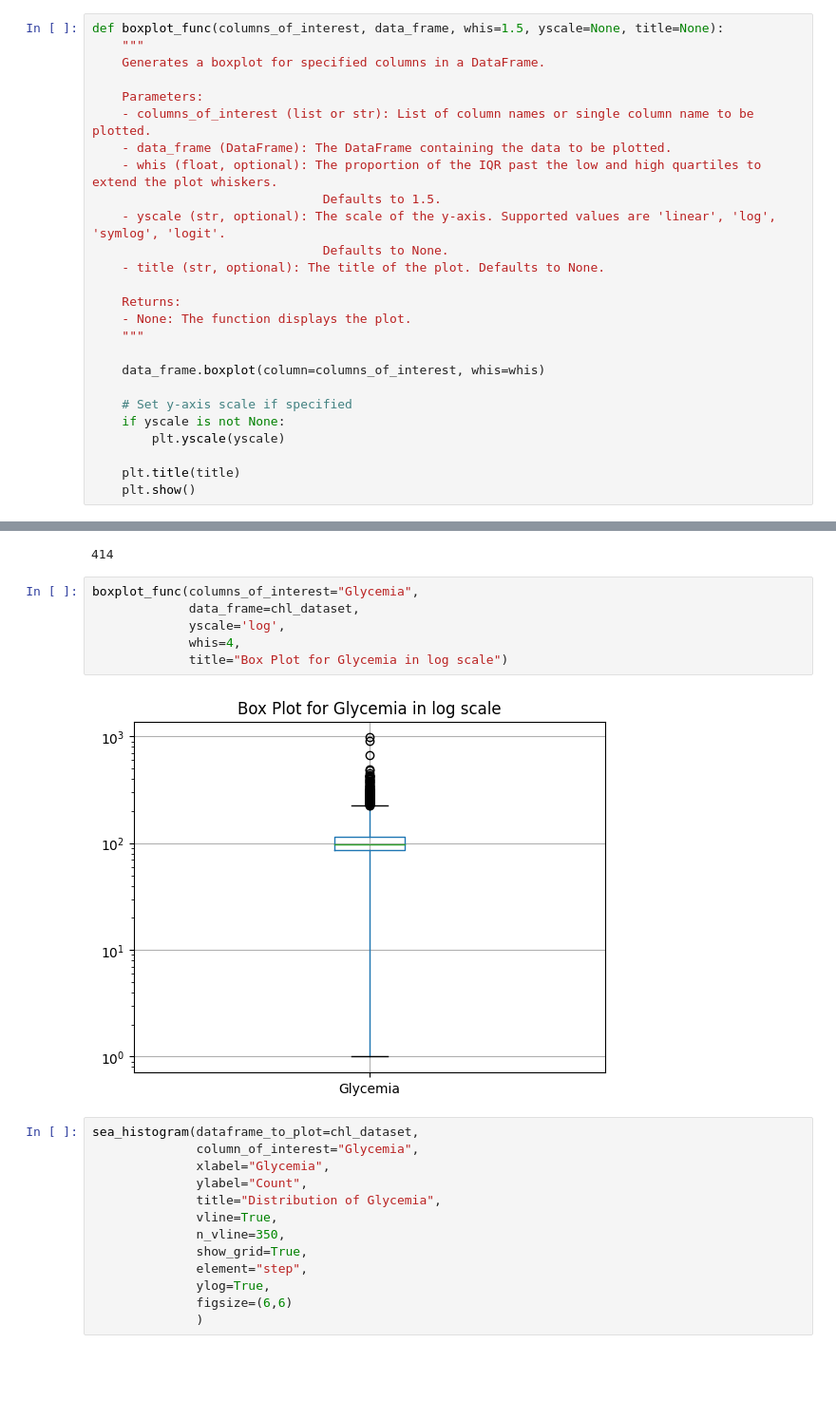
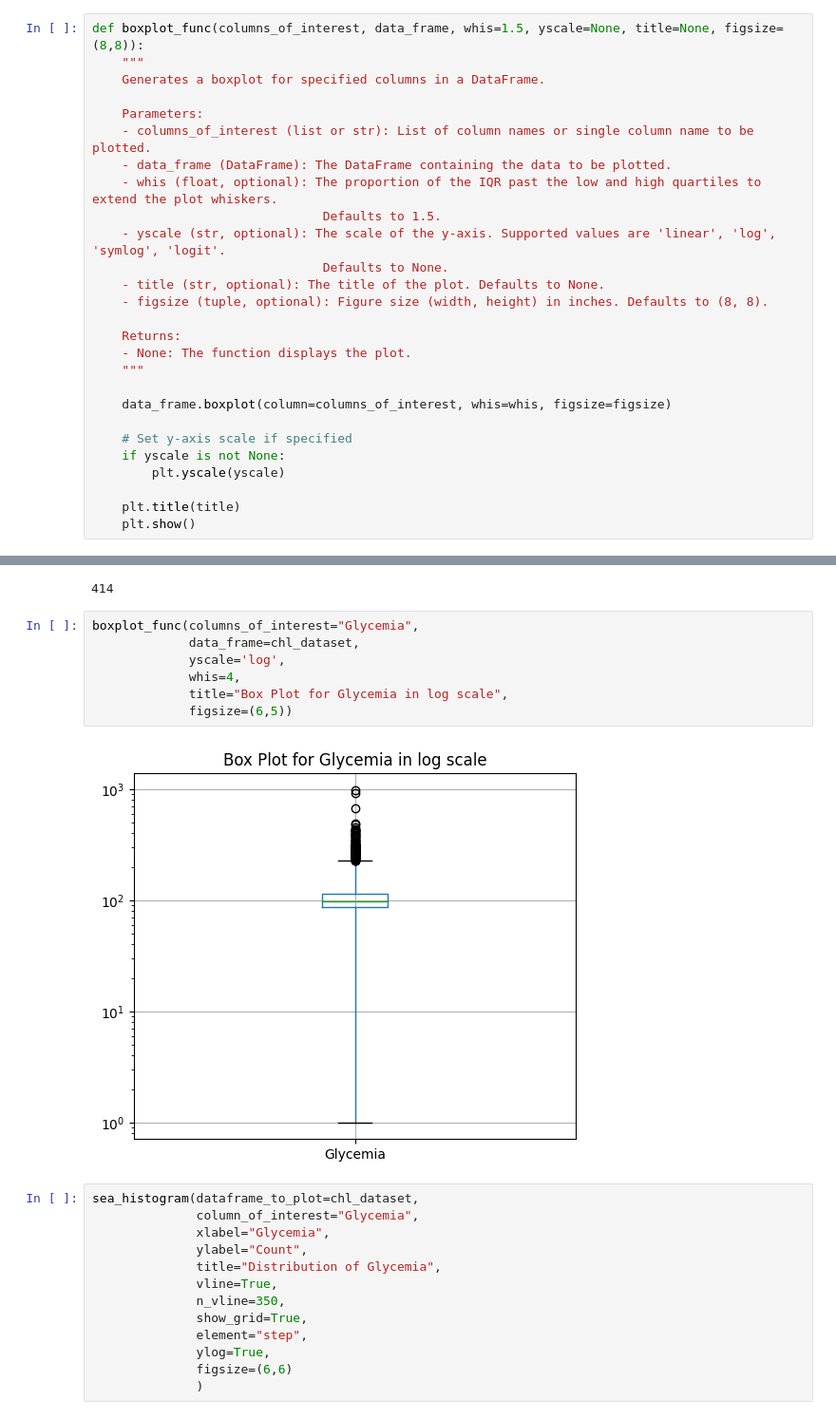
Before and after one commit to davide-marchi/clinical-data-encoding, a Jupyter notebook: Cleaning_Data.ipynb, the cells around one changed output, grey strips where cells are left out. Shown: that part at 95% size. Saved outputs shown, nothing was run; the diff lists cells and outputs as text; blank space fills up the shorter version.

```diff
--- a/Cleaning_Data.ipynb
+++ b/Cleaning_Data.ipynb
@@ -96,7 +96,7 @@ def sea_histogram(dataframe_to_plot, column_of_interest, figsize=(8,10), title=N
 # %% [markdown]
 ### Box Plot
 # %%
-def boxplot_func(columns_of_interest, data_frame, whis=1.5, yscale=None, title=None):
+def boxplot_func(columns_of_interest, data_frame, whis=1.5, yscale=None, title=None, figsize=(8,8)):
     """
     Generates a boxplot for specified columns in a DataFrame.
 
@@ -108,12 +108,13 @@ def boxplot_func(columns_of_interest, data_frame, whis=1.5, yscale=None, title=N
     - yscale (str, optional): The scale of the y-axis. Supported values are 'linear', 'log', 'symlog', 'logit'.
                                Defaults to None.
     - title (str, optional): The title of the plot. Defaults to None.
+    - figsize (tuple, optional): Figure size (width, height) in inches. Defaults to (8, 8).
 
     Returns:
     - None: The function displays the plot.
     """
 
-    data_frame.boxplot(column=columns_of_interest, whis=whis)
+    data_frame.boxplot(column=columns_of_interest, whis=whis, figsize=figsize)
 
     # Set y-axis scale if specified
     if yscale is not None:
@@ -348,11 +349,12 @@ chl_dataset.Glycemia.isna().sum()
 # %%
 boxplot_func(columns_of_interest="Glycemia",
              data_frame=chl_dataset,
              yscale='log',
              whis=4,
-             title="Box Plot for Glycemia in log scale")
+             title="Box Plot for Glycemia in log scale",
+             figsize=(6,5))
 # %% [output]
-[figure, old version]
+[figure, new version]
 # %%
 sea_histogram(dataframe_to_plot=chl_dataset,
               column_of_interest="Glycemia",
```
Also changed, not shown: parts of 49 cells of this notebook.
